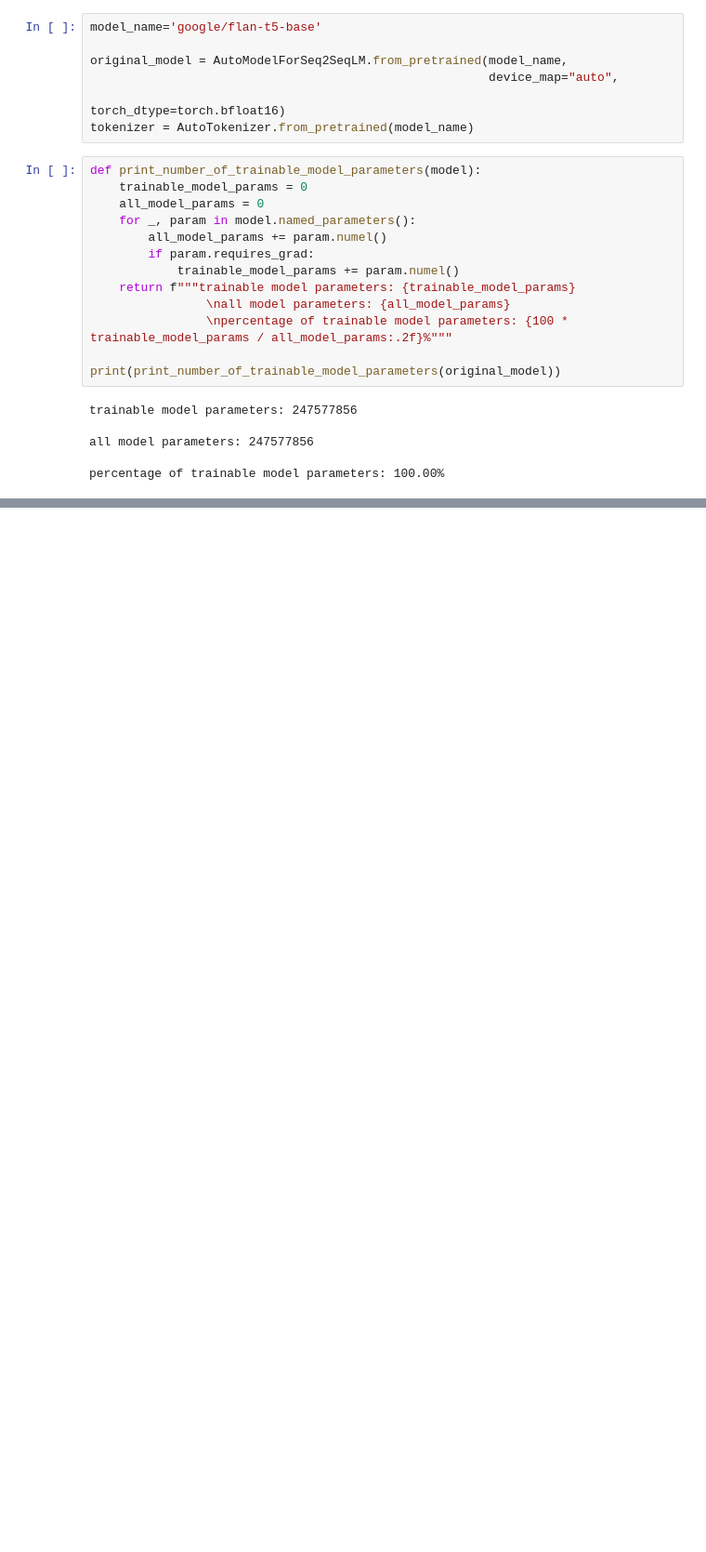
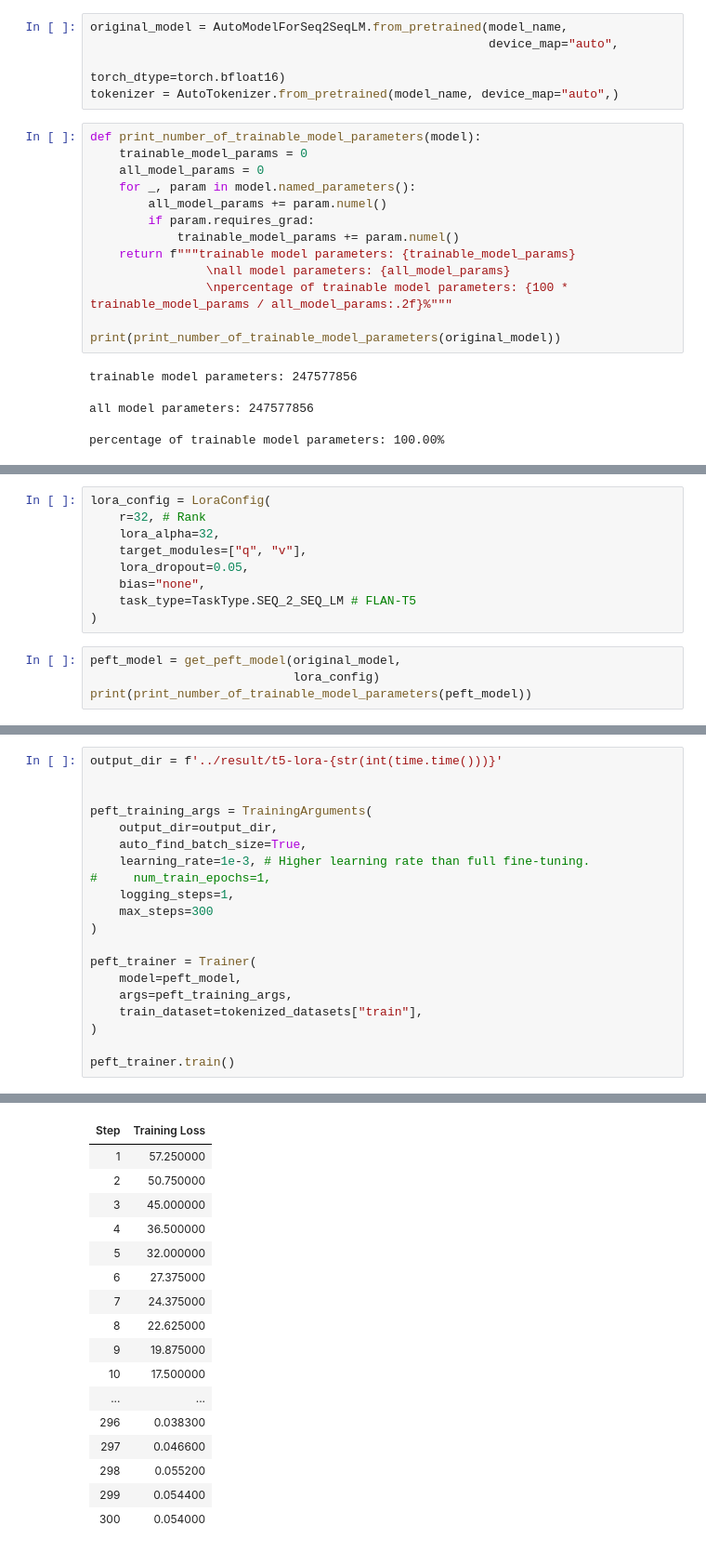
Before and after one commit to srsani/hvdu, a Jupyter notebook: src/notebooks/9_0_seq2seq_t5.ipynb, the cells around one changed output, grey strips where cells are left out. Shown at 93% size. Drawn from its saved outputs; the diff is of its cells as text; blank space fills up the shorter version.

```diff
--- a/src/notebooks/9_0_seq2seq_t5.ipynb
+++ b/src/notebooks/9_0_seq2seq_t5.ipynb
@@ -78,12 +89,10 @@ DatasetDict({
 # %% [markdown]
 ## Load model
 # %%
-model_name='google/flan-t5-base'
-
 original_model = AutoModelForSeq2SeqLM.from_pretrained(model_name,
                                                        device_map="auto",
                                                        torch_dtype=torch.bfloat16)
-tokenizer = AutoTokenizer.from_pretrained(model_name)
+tokenizer = AutoTokenizer.from_pretrained(model_name, device_map="auto",)
 # %%
 def print_number_of_trainable_model_parameters(model):
     trainable_model_params = 0
@@ -220,0 +333,13 @@ KeyboardInterrupt:
+# %%
+lora_config = LoraConfig(
+    r=32, # Rank
+    lora_alpha=32,
+    target_modules=["q", "v"],
+    lora_dropout=0.05,
+    bias="none",
+    task_type=TaskType.SEQ_2_SEQ_LM # FLAN-T5
+)
+# %%
+peft_model = get_peft_model(original_model,
+                            lora_config)
+print(print_number_of_trainable_model_parameters(peft_model))
@@ -220,0 +352,21 @@ KeyboardInterrupt:
+# %%
+output_dir = f'../result/t5-lora-{str(int(time.time()))}'
+
+
+peft_training_args = TrainingArguments(
+    output_dir=output_dir,
+    auto_find_batch_size=True,
+    learning_rate=1e-3, # Higher learning rate than full fine-tuning.
+#     num_train_epochs=1,
+    logging_steps=1,
+    max_steps=300
+)
+
+peft_trainer = Trainer(
+    model=peft_model,
+    args=peft_training_args,
+    train_dataset=tokenized_datasets["train"],
+)
+
+peft_trainer.train()
+# %% [output]
@@ -220,0 +374,17 @@ KeyboardInterrupt:
+| Step | Training Loss |
+| 1 | 57.250000 |
+| 2 | 50.750000 |
+| 3 | 45.000000 |
+| 4 | 36.500000 |
+| 5 | 32.000000 |
+| 6 | 27.375000 |
+| 7 | 24.375000 |
+| 8 | 22.625000 |
+| 9 | 19.875000 |
+| 10 | 17.500000 |
+| ... | ... |
+| 296 | 0.038300 |
+| 297 | 0.046600 |
+| 298 | 0.055200 |
+| 299 | 0.054400 |
+| 300 | 0.054000 |
```
Also changed, not shown: parts of 48 cells of this notebook, 1 other file.
